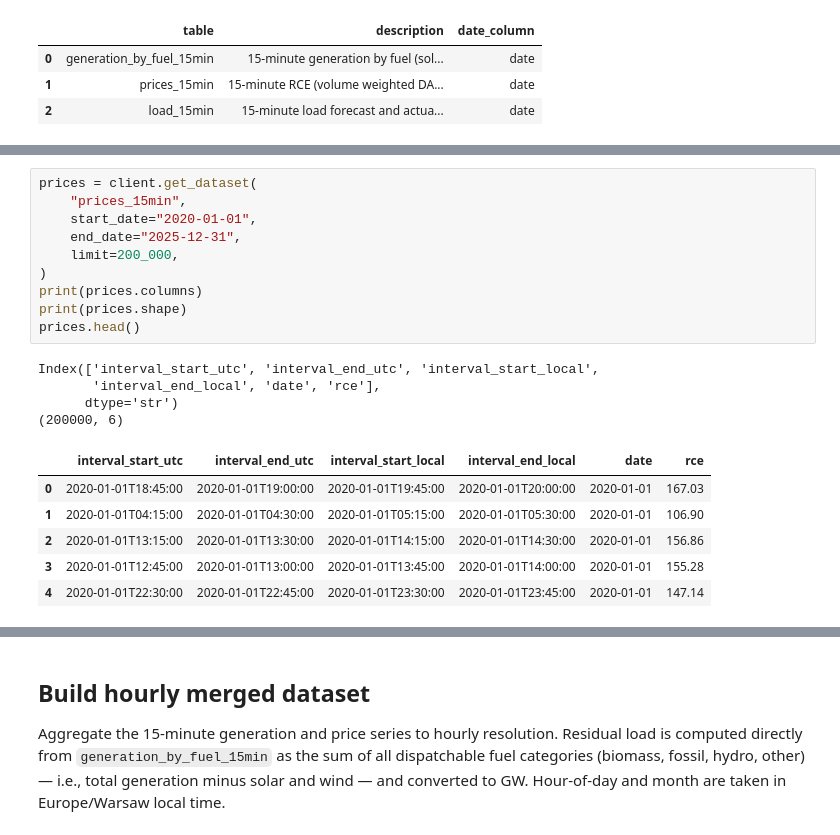
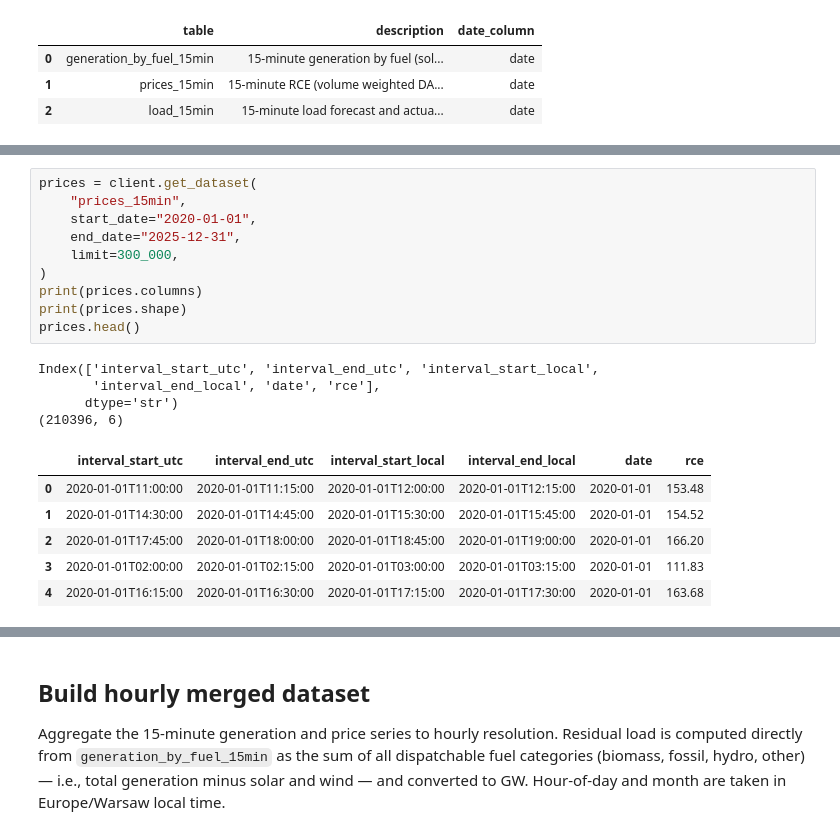
Before and after one commit to GabrielZiembicki/poland-energy-analytics, a Jupyter notebook: notebooks/01_residual_load_and_prices.ipynb, the cells around one changed output, grey strips where cells are left out. Drawn from its saved outputs; the diff is of its cells as text.

```diff
--- a/notebooks/01_residual_load_and_prices.ipynb
+++ b/notebooks/01_residual_load_and_prices.ipynb
@@ -50,21 +48,21 @@ Index(['interval_start_utc', 'biomass', 'fossil_brown_coal_lignite',
 # %%
 prices = client.get_dataset(
     "prices_15min",
     start_date="2020-01-01",
     end_date="2025-12-31",
-    limit=200_000,
+    limit=300_000,
 )
 print(prices.columns)
 print(prices.shape)
 prices.head()
 # %% [output]
 Index(['interval_start_utc', 'interval_end_utc', 'interval_start_local',
        'interval_end_local', 'date', 'rce'],
       dtype='str')
-(200000, 6)
+(210396, 6)
 |  | interval_start_utc | interval_end_utc | interval_start_local | interval_end_local | date | rce |
-| 0 | 2020-01-01T18:45:00 | 2020-01-01T19:00:00 | 2020-01-01T19:45:00 | 2020-01-01T20:00:00 | 2020-01-01 | 167.03 |
-| 1 | 2020-01-01T04:15:00 | 2020-01-01T04:30:00 | 2020-01-01T05:15:00 | 2020-01-01T05:30:00 | 2020-01-01 | 106.90 |
-| 2 | 2020-01-01T13:15:00 | 2020-01-01T13:30:00 | 2020-01-01T14:15:00 | 2020-01-01T14:30:00 | 2020-01-01 | 156.86 |
-| 3 | 2020-01-01T12:45:00 | 2020-01-01T13:00:00 | 2020-01-01T13:45:00 | 2020-01-01T14:00:00 | 2020-01-01 | 155.28 |
-| 4 | 2020-01-01T22:30:00 | 2020-01-01T22:45:00 | 2020-01-01T23:30:00 | 2020-01-01T23:45:00 | 2020-01-01 | 147.14 |
+| 0 | 2020-01-01T11:00:00 | 2020-01-01T11:15:00 | 2020-01-01T12:00:00 | 2020-01-01T12:15:00 | 2020-01-01 | 153.48 |
+| 1 | 2020-01-01T14:30:00 | 2020-01-01T14:45:00 | 2020-01-01T15:30:00 | 2020-01-01T15:45:00 | 2020-01-01 | 154.52 |
+| 2 | 2020-01-01T17:45:00 | 2020-01-01T18:00:00 | 2020-01-01T18:45:00 | 2020-01-01T19:00:00 | 2020-01-01 | 166.20 |
+| 3 | 2020-01-01T02:00:00 | 2020-01-01T02:15:00 | 2020-01-01T03:00:00 | 2020-01-01T03:15:00 | 2020-01-01 | 111.83 |
+| 4 | 2020-01-01T16:15:00 | 2020-01-01T16:30:00 | 2020-01-01T17:15:00 | 2020-01-01T17:30:00 | 2020-01-01 | 163.68 |
```
Also changed, not shown: parts of 12 cells of this notebook.
